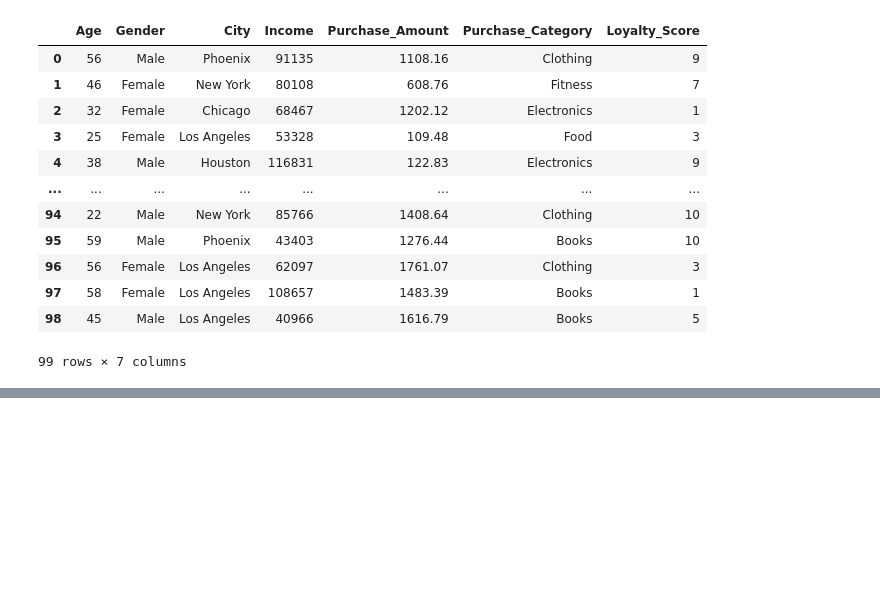
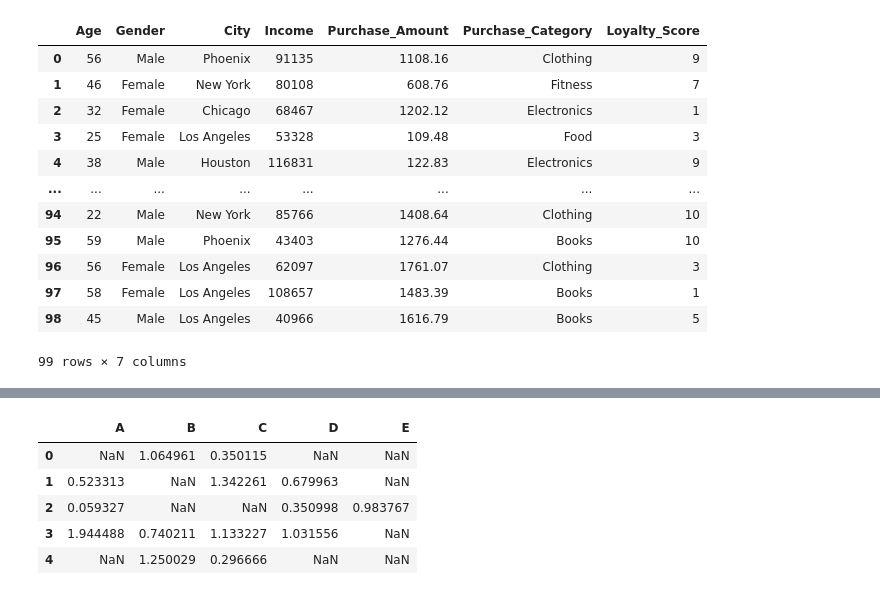
Before and after one commit to LucaBendasoli/practicing-pandas, a Jupyter notebook: main.ipynb, the cells around one changed output, grey strips where cells are left out. Cells and saved outputs as stored; diff of their text form; code cells hidden in the pictures; blank space fills up the shorter version.

```diff
--- a/main.ipynb
+++ b/main.ipynb
@@ -182,0 +217,9 @@ df.iloc[:-1, 2:9] # Returns specified rows and columns range
+# %%
+num_df[num_df > 0] # Returns the values of the DataFrame that are greater than 0
+# %% [output]
+|  | A | B | C | D | E |
+| 0 | NaN | 1.064961 | 0.350115 | NaN | NaN |
+| 1 | 0.523313 | NaN | 1.342261 | 0.679963 | NaN |
+| 2 | 0.059327 | NaN | NaN | 0.350998 | 0.983767 |
+| 3 | 1.944488 | 0.740211 | 1.133227 | 1.031556 | NaN |
+| 4 | NaN | 1.250029 | 0.296666 | NaN | NaN |
```
Also changed, not shown: parts of 8 cells of this notebook.
